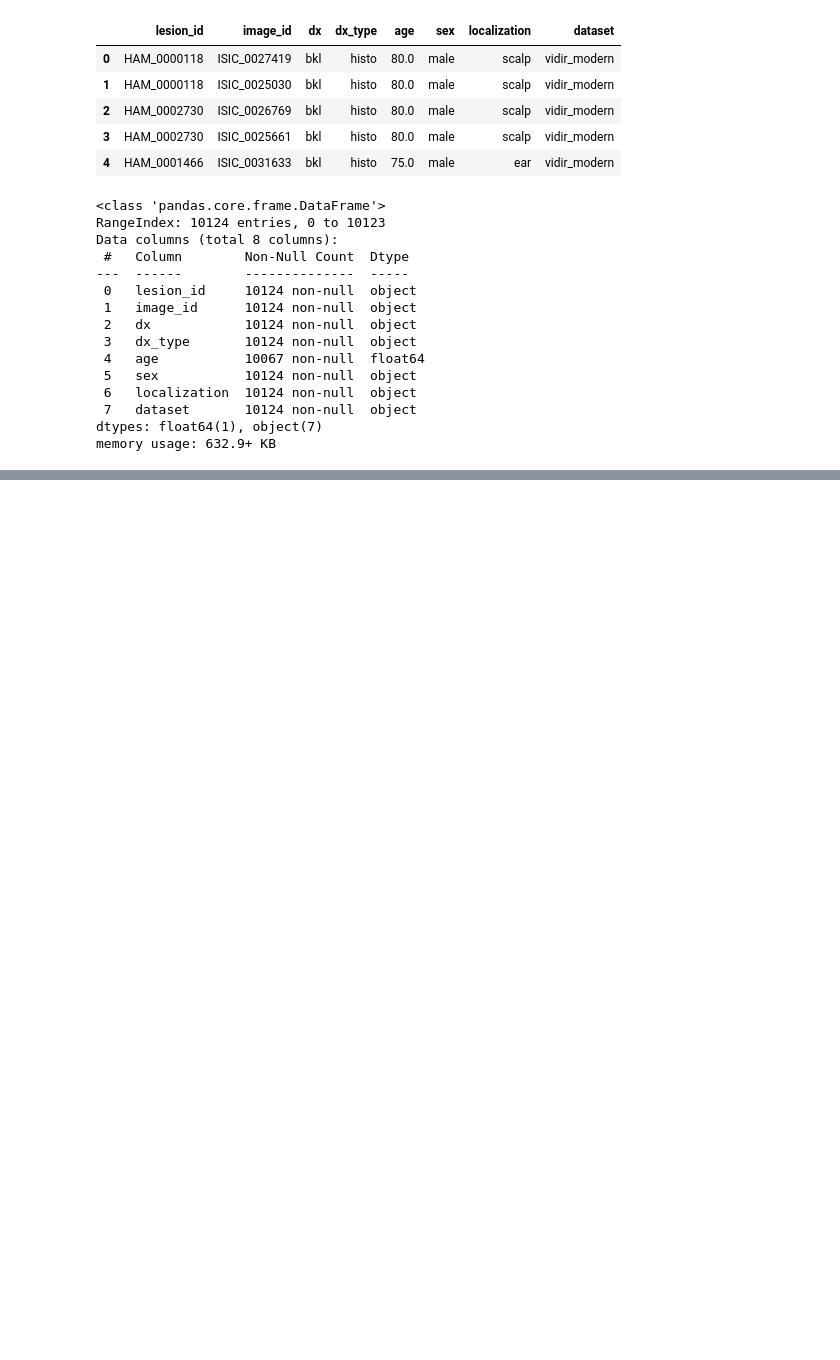
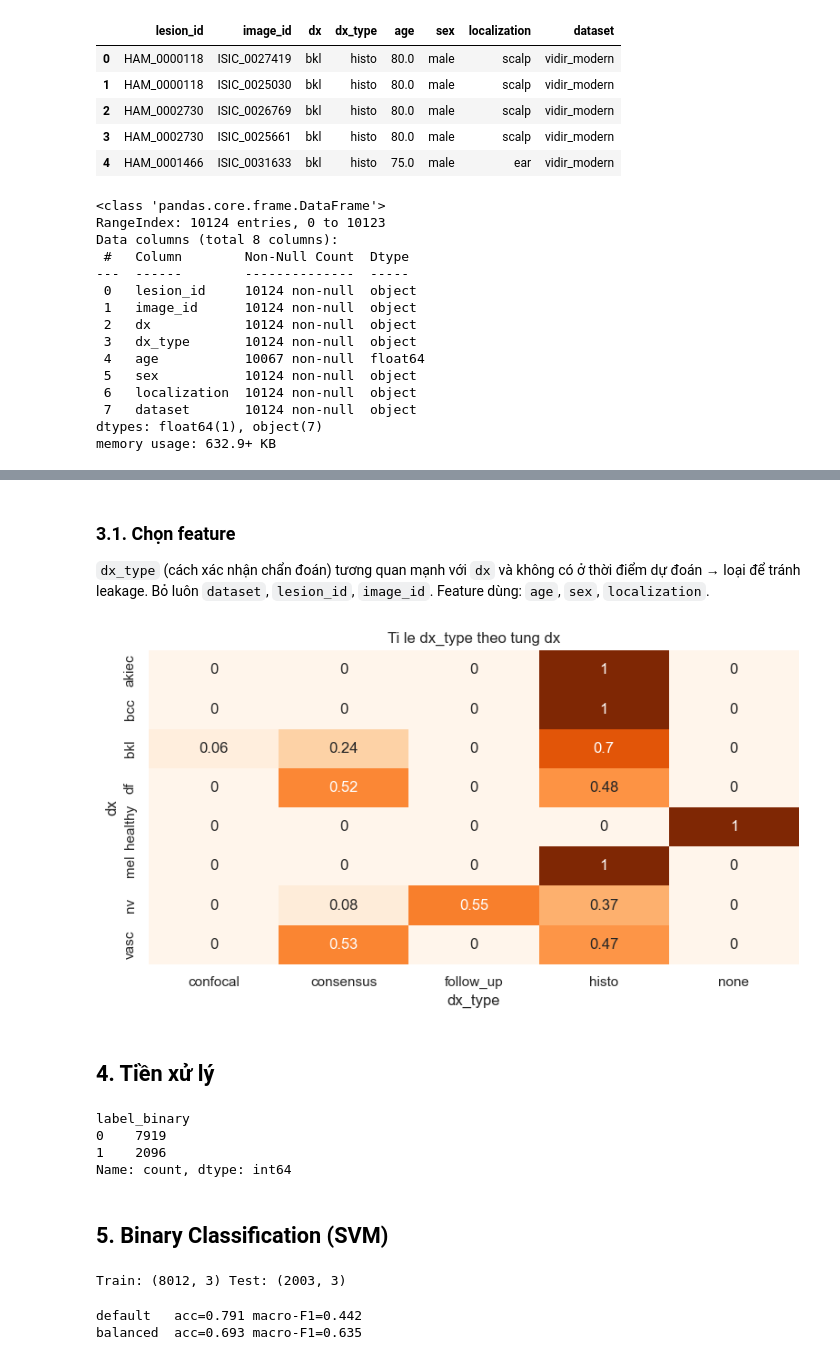
Before and after one commit to PTAxHVA/skin-cancer-detection, a Jupyter notebook: notebooks/skin_cancer_detection.ipynb, the cells around one changed output, grey strips where cells are left out. Drawn from its saved outputs; the diff is of its cells as text; code cells hidden in the pictures; blank space fills up the shorter version.

```diff
--- a/notebooks/skin_cancer_detection.ipynb
+++ b/notebooks/skin_cancer_detection.ipynb
@@ -395,0 +122,36 @@ Test accuracy: 0.714 | macro-F1: 0.633
+# %% [markdown]
+### 3.1. Chọn feature
+
+`dx_type` (cách xác nhận chẩn đoán) tương quan mạnh với `dx` và không có ở thời điểm
+dự đoán → loại để tránh leakage. Bỏ luôn `dataset`, `lesion_id`, `image_id`. Feature
+dùng: `age`, `sex`, `localization`.
+# %%
+ct = pd.crosstab(df['dx'], df['dx_type'], normalize='index').round(2)
+plt.figure(figsize=(8, 4.5))
+sns.heatmap(ct, annot=True, cmap="Oranges", cbar=False)
+plt.title("Ti le dx_type theo tung dx")
+plt.tight_layout(); plt.show()
+# %% [output]
+[figure, added]
+# %% [markdown]
+## 4. Tiền xử lý
+# %%
+df = df[df['dx'] != 'healthy'].copy().reset_index(drop=True)
+
+# 1 = nhom can luu y, 0 = lanh tinh
+MALIGNANT = {'mel', 'bcc', 'akiec', 'vasc'}
+df['label_binary'] = df['dx'].isin(MALIGNANT).astype(int)
+
+# Map ma viet tat -> ten day du
+dx_dict = {
+    'nv': 'Melanocytic nevi', 'mel': 'Melanoma', 'bkl': 'Benign keratosis',
+    'bcc': 'Basal cell carcinoma', 'akiec': 'Actinic keratoses',
+    'vasc': 'Vascular lesions', 'df': 'Dermatofibroma'}
+df['diagnosis'] = df['dx'].map(dx_dict)
+
+df['label_binary'].value_counts()
+# %% [output]
+label_binary
+0    7919
+1    2096
+Name: count, dtype: int64
@@ -395,0 +179,21 @@ Test accuracy: 0.714 | macro-F1: 0.633
+# %% [markdown]
+## 5. Binary Classification (SVM)
+# %%
+tr, te = train_test_split(df, test_size=0.2, random_state=RANDOM_STATE,
+                          stratify=df['label_binary'])
+Xtr, objs = build_features(tr)
+Xte, _ = build_features(te, objs)
+ytr, yte = tr['label_binary'].values, te['label_binary'].values
+print("Train:", Xtr.shape, "Test:", Xte.shape)
+# %% [output]
+Train: (8012, 3) Test: (2003, 3)
+# %%
+# Baseline (khong can bang) vs class_weight balanced
+for name, m in [("default", SVC(kernel='rbf', random_state=RANDOM_STATE)),
+                ("balanced", SVC(kernel='rbf', class_weight='balanced', random_state=RANDOM_STATE))]:
+    m.fit(Xtr, ytr)
+    p = m.predict(Xte)
+    print(f"{name:9s} acc={accuracy_score(yte,p):.3f} macro-F1={f1_score(yte,p,average='macro'):.3f}")
+# %% [output]
+default   acc=0.791 macro-F1=0.442
+balanced  acc=0.693 macro-F1=0.635
```
Also changed, not shown: parts of 49 cells of this notebook, 7 other files.
